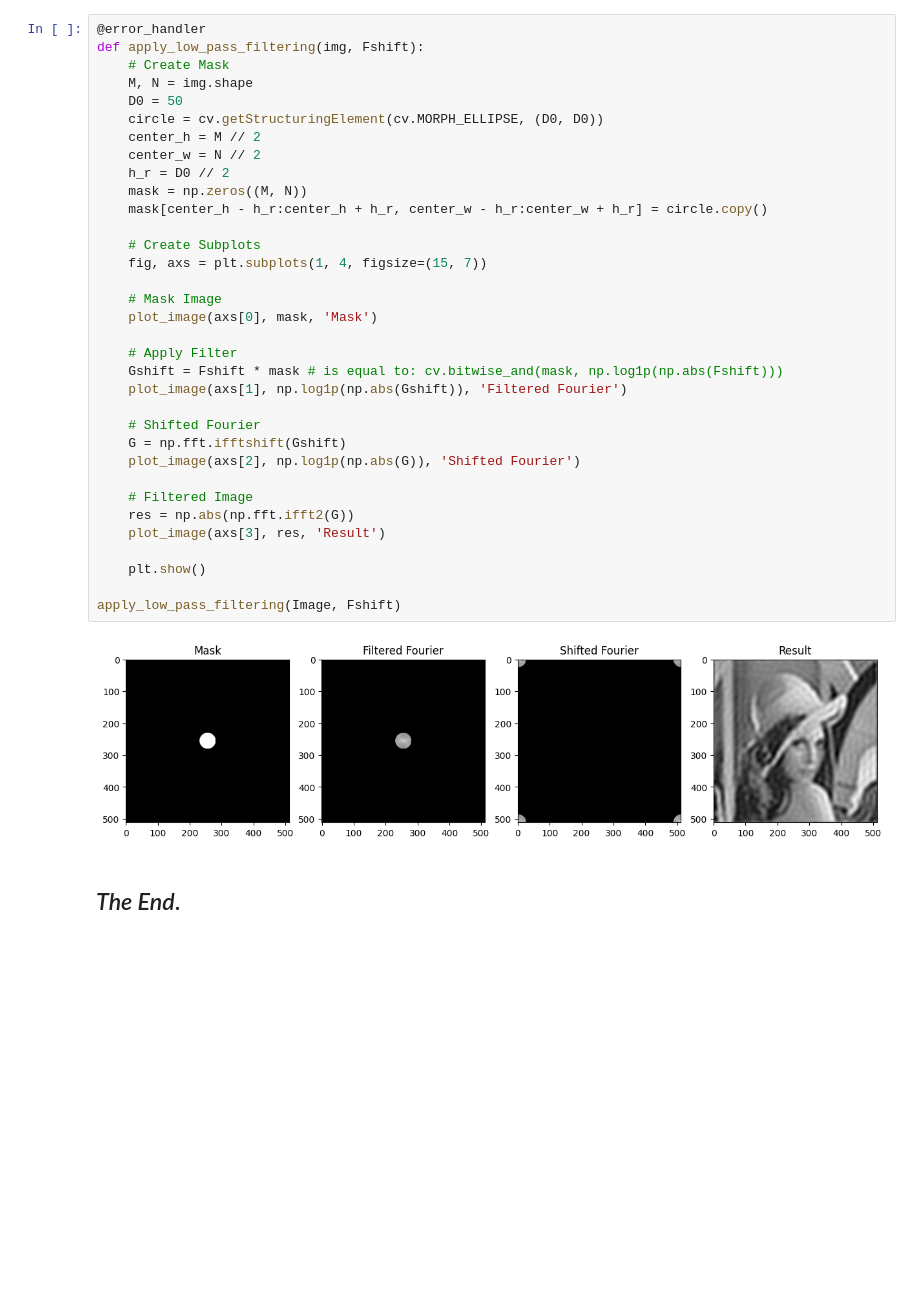
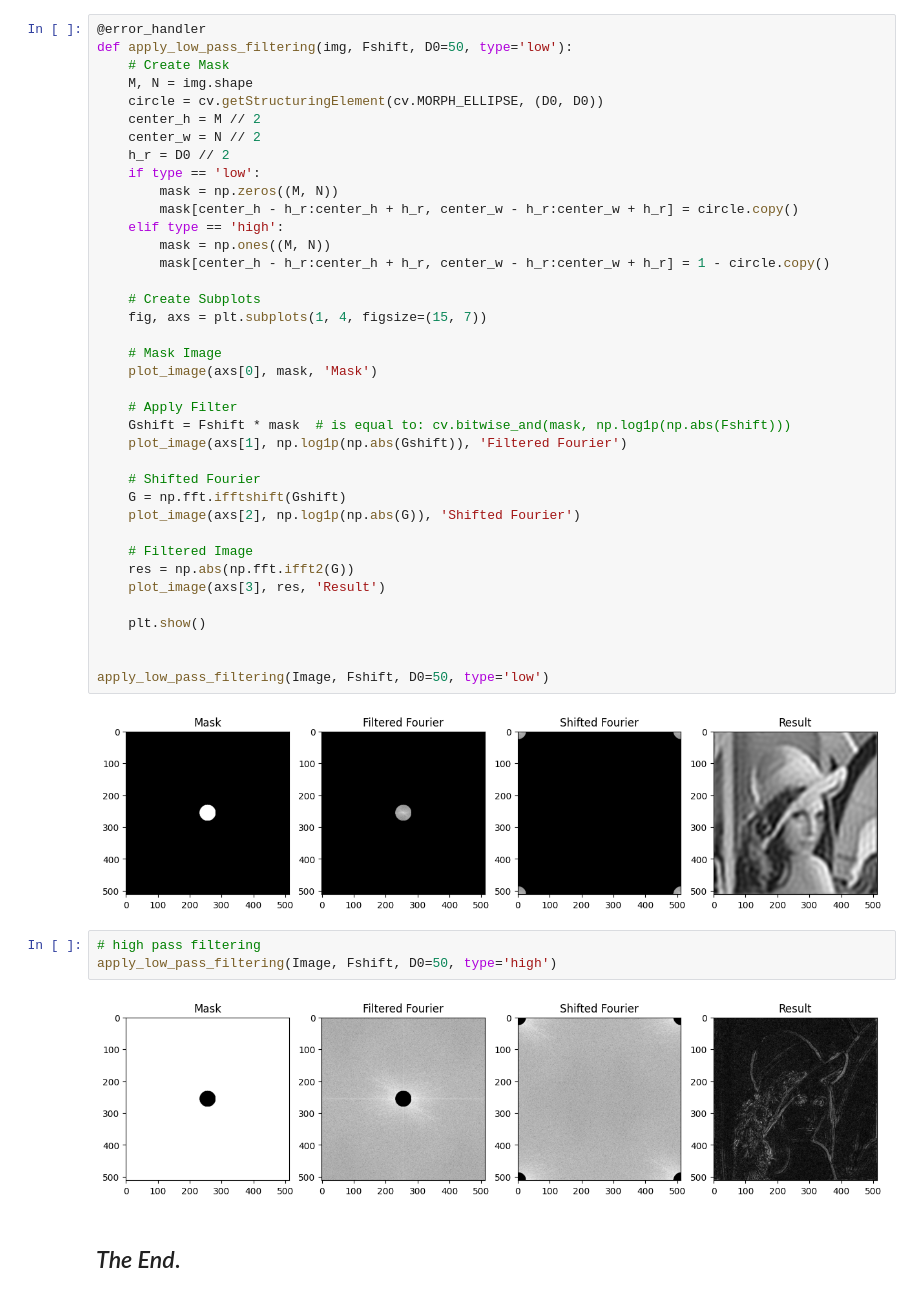
Before and after one commit to RaedSbenaty/CV-DU-Course, a Jupyter notebook: Notebooks/CV_Lab4_Frequency_Filters.ipynb, the cells around one changed output. Drawn from its saved outputs; the diff is of its cells as text; blank space fills up the shorter version.

Commit message:
add high-pass filtering to lab4

```diff
--- a/Notebooks/CV_Lab4_Frequency_Filters.ipynb
+++ b/Notebooks/CV_Lab4_Frequency_Filters.ipynb
@@ -113,16 +115,19 @@ Image, Fshift = apply_filter_in_freq_domain(path)
 * ##### [np.fft.ifft2()](https://numpy.org/doc/stable/reference/generated/numpy.fft.ifft2.html),  [np.fft.ifftshift()](https://numpy.org/doc/stable/reference/generated/numpy.fft.ifftshift.html)
 # %%
 @error_handler
-def apply_low_pass_filtering(img, Fshift):
+def apply_low_pass_filtering(img, Fshift, D0=50, type='low'):
     # Create Mask
     M, N = img.shape
-    D0 = 50
     circle = cv.getStructuringElement(cv.MORPH_ELLIPSE, (D0, D0))
     center_h = M // 2
     center_w = N // 2
     h_r = D0 // 2
-    mask = np.zeros((M, N))
-    mask[center_h - h_r:center_h + h_r, center_w - h_r:center_w + h_r] = circle.copy()
+    if type == 'low':
+        mask = np.zeros((M, N))
+        mask[center_h - h_r:center_h + h_r, center_w - h_r:center_w + h_r] = circle.copy()
+    elif type == 'high':
+        mask = np.ones((M, N))
+        mask[center_h - h_r:center_h + h_r, center_w - h_r:center_w + h_r] = 1 - circle.copy()
 
     # Create Subplots
     fig, axs = plt.subplots(1, 4, figsize=(15, 7))
@@ -131,7 +136,7 @@ def apply_low_pass_filtering(img, Fshift):
     plot_image(axs[0], mask, 'Mask')
 
     # Apply Filter
-    Gshift = Fshift * mask # is equal to: cv.bitwise_and(mask, np.log1p(np.abs(Fshift)))
+    Gshift = Fshift * mask  # is equal to: cv.bitwise_and(mask, np.log1p(np.abs(Fshift)))
     plot_image(axs[1], np.log1p(np.abs(Gshift)), 'Filtered Fourier')
 
     # Shifted Fourier
@@ -144,8 +149,14 @@ def apply_low_pass_filtering(img, Fshift):
 
     plt.show()
 
-apply_low_pass_filtering(Image, Fshift)
+
+apply_low_pass_filtering(Image, Fshift, D0=50, type='low')
 # %% [output]
 [figure]
+# %%
+# high pass filtering
+apply_low_pass_filtering(Image, Fshift, D0=50, type='high')
+# %% [output]
+[figure, added]
 # %% [markdown]
 ## _The End_.
```
Also changed, not shown: parts of 3 cells of this notebook.
